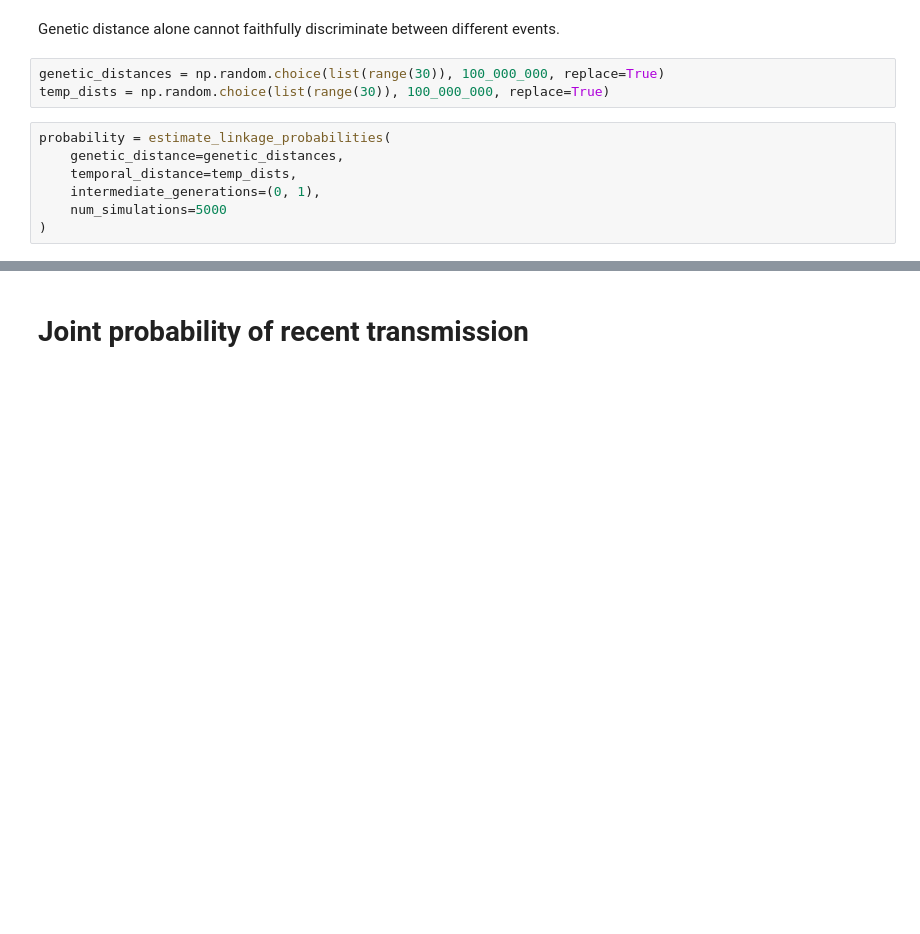
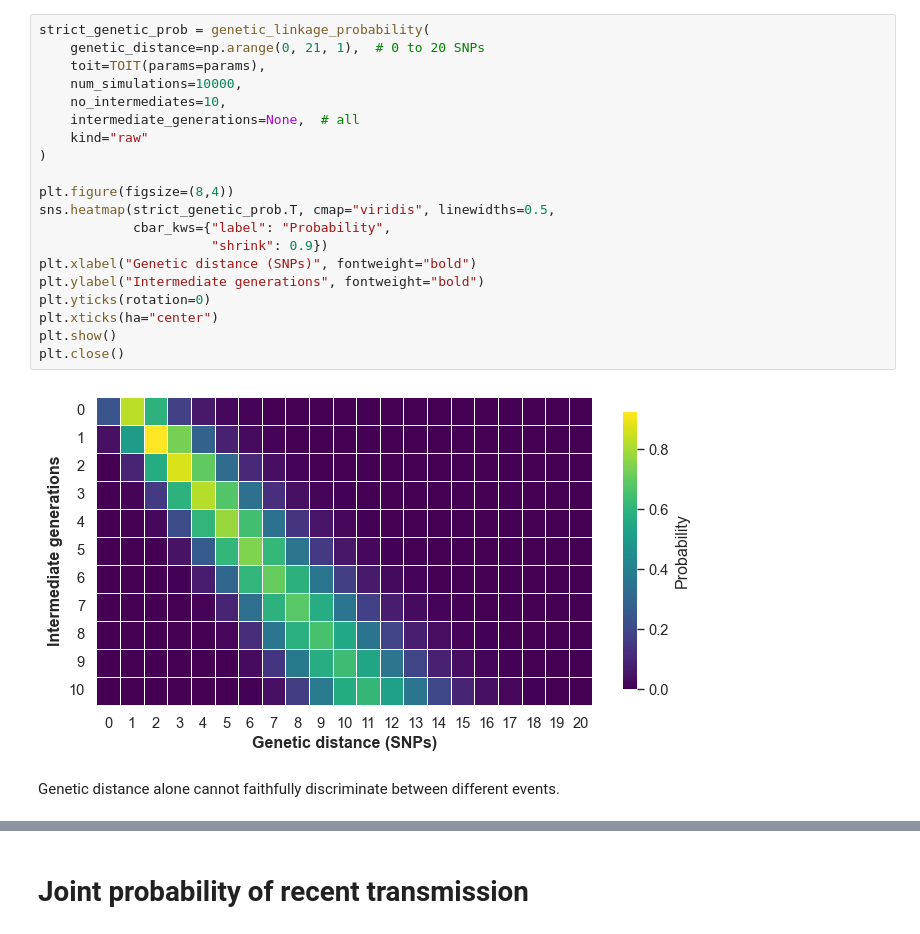
Before and after one commit to ydnkka/epilink, a Jupyter notebook: characterising_epilink.ipynb, the cells around one changed output, grey strips where cells are left out. Drawn from its saved outputs; the diff is of its cells as text; blank space fills up the shorter version.

```diff
--- a/characterising_epilink.ipynb
+++ b/characterising_epilink.ipynb
@@ -155,12 +83,24 @@ plt.close(fig)
+# %%
+strict_genetic_prob = genetic_linkage_probability(
+    genetic_distance=np.arange(0, 21, 1),  # 0 to 20 SNPs
+    toit=TOIT(params=params),
+    num_simulations=10000,
+    no_intermediates=10,
+    intermediate_generations=None,  # all
+    kind="raw"
+)
+
+plt.figure(figsize=(8,4))
+sns.heatmap(strict_genetic_prob.T, cmap="viridis", linewidths=0.5,
+            cbar_kws={"label": "Probability",
+                      "shrink": 0.9})
+plt.xlabel("Genetic distance (SNPs)", fontweight="bold")
+plt.ylabel("Intermediate generations", fontweight="bold")
+plt.yticks(rotation=0)
+plt.xticks(ha="center")
+plt.show()
+plt.close()
+# %% [output]
+[figure, added]
 # %% [markdown]
 Genetic distance alone cannot faithfully discriminate between different events.
-# %%
-genetic_distances = np.random.choice(list(range(30)), 100_000_000, replace=True)
-temp_dists = np.random.choice(list(range(30)), 100_000_000, replace=True)
-# %%
-probability = estimate_linkage_probabilities(
-    genetic_distance=genetic_distances,
-    temporal_distance=temp_dists,
-    intermediate_generations=(0, 1),
-    num_simulations=5000
-)
```
Also changed, not shown: parts of 23 cells of this notebook, 3 other files.
